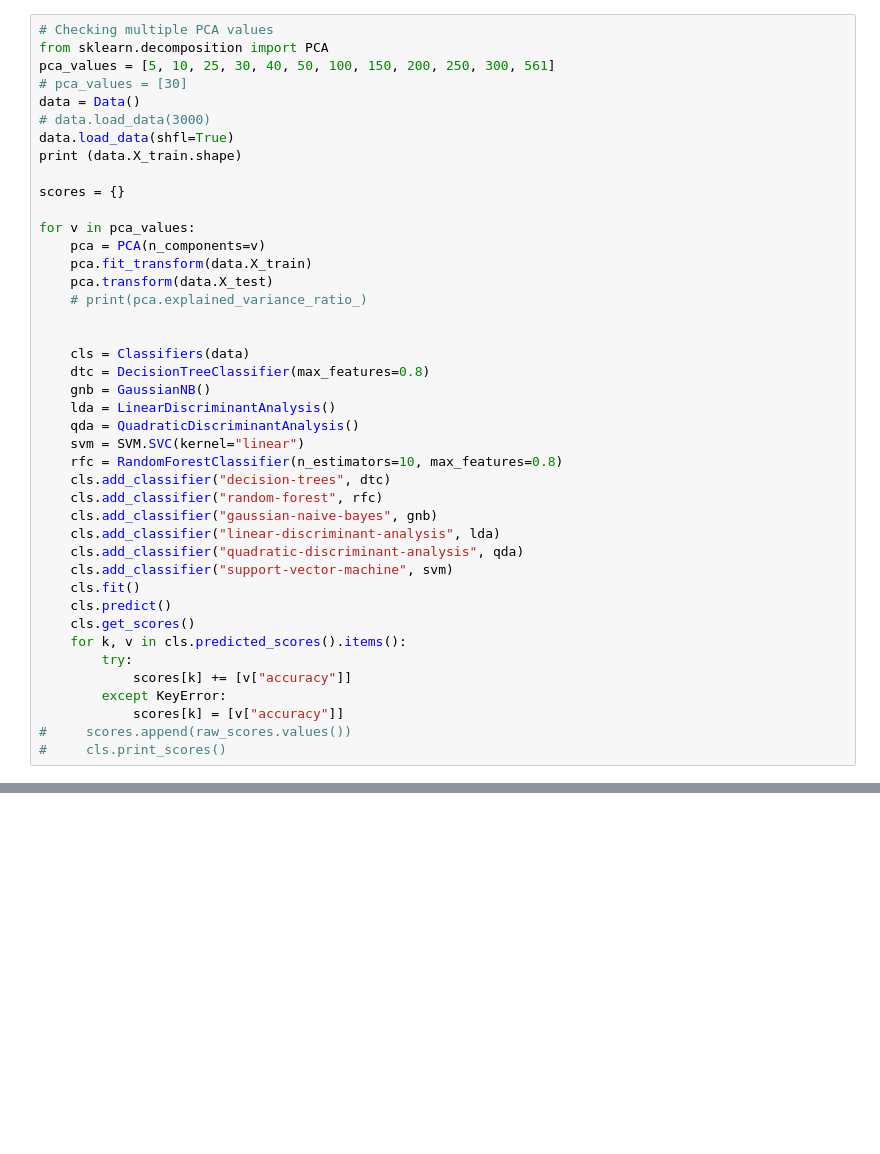
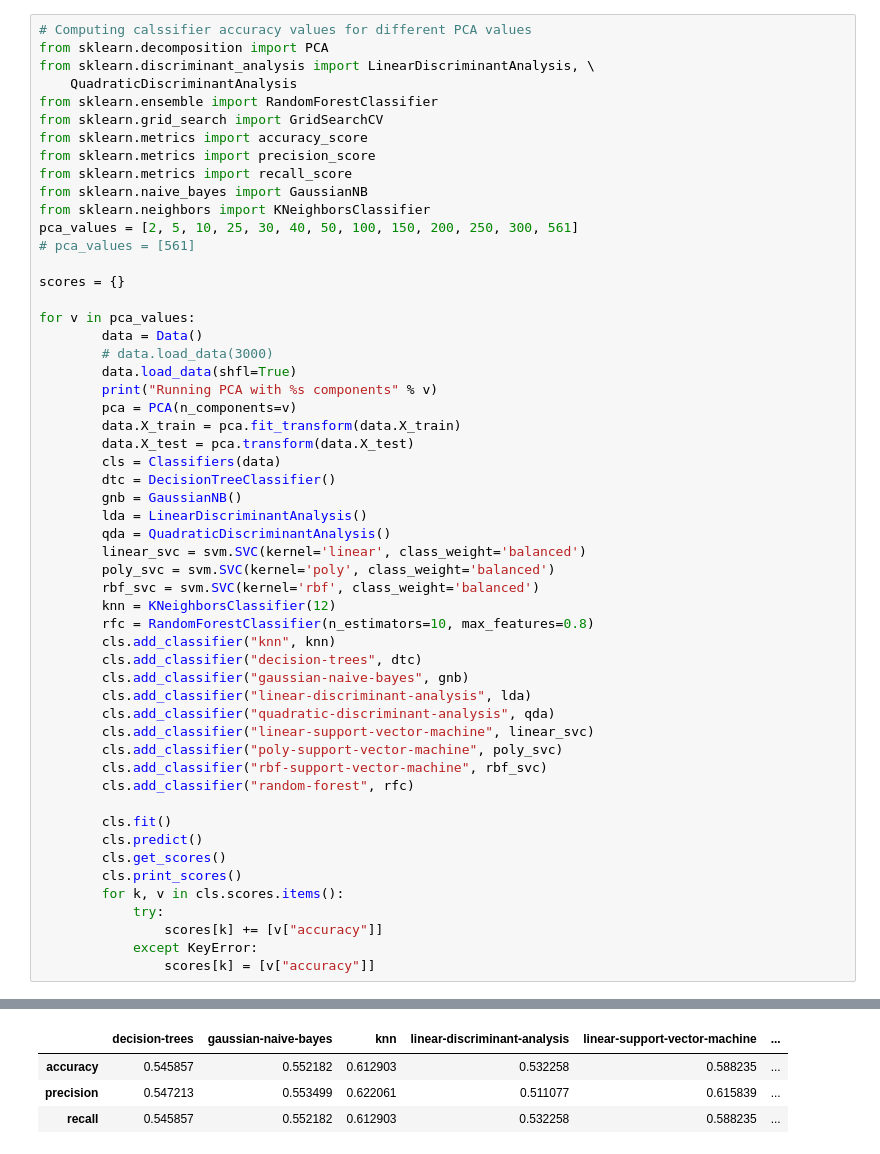
Before and after one commit to bhanupratapjain/human-activity-recognition, a Jupyter notebook: src/hac.ipynb, the cells around one changed output, grey strips where cells are left out. Saved outputs shown, nothing was run; the diff lists cells and outputs as text; blank space fills up the shorter version.

```diff
--- a/src/hac.ipynb
+++ b/src/hac.ipynb
@@ -97,43 +156,55 @@ data.X_train.shape
 # %%
-# Checking multiple PCA values
+# Computing calssifier accuracy values for different PCA values
 from sklearn.decomposition import PCA
-pca_values = [5, 10, 25, 30, 40, 50, 100, 150, 200, 250, 300, 561]
-# pca_values = [30]
-data = Data()
-# data.load_data(3000)
-data.load_data(shfl=True)
-print (data.X_train.shape)
+from sklearn.discriminant_analysis import LinearDiscriminantAnalysis, \
+    QuadraticDiscriminantAnalysis
+from sklearn.ensemble import RandomForestClassifier
+from sklearn.grid_search import GridSearchCV
+from sklearn.metrics import accuracy_score
+from sklearn.metrics import precision_score
+from sklearn.metrics import recall_score
+from sklearn.naive_bayes import GaussianNB
+from sklearn.neighbors import KNeighborsClassifier
+pca_values = [2, 5, 10, 25, 30, 40, 50, 100, 150, 200, 250, 300, 561]
+# pca_values = [561]
 
 scores = {}
 
 for v in pca_values:
-    pca = PCA(n_components=v)
-    pca.fit_transform(data.X_train)
-    pca.transform(data.X_test)
-    # print(pca.explained_variance_ratio_)
+        data = Data()
+        # data.load_data(3000)
+        data.load_data(shfl=True)
+        print("Running PCA with %s components" % v)
+        pca = PCA(n_components=v)
+        data.X_train = pca.fit_transform(data.X_train)
+        data.X_test = pca.transform(data.X_test)
+        cls = Classifiers(data)
+        dtc = DecisionTreeClassifier()
+        gnb = GaussianNB()
+        lda = LinearDiscriminantAnalysis()
+        qda = QuadraticDiscriminantAnalysis()
+        linear_svc = svm.SVC(kernel='linear', class_weight='balanced')
+        poly_svc = svm.SVC(kernel='poly', class_weight='balanced')
+        rbf_svc = svm.SVC(kernel='rbf', class_weight='balanced')
+        knn = KNeighborsClassifier(12)
+        rfc = RandomForestClassifier(n_estimators=10, max_features=0.8)
+        cls.add_classifier("knn", knn)
+        cls.add_classifier("decision-trees", dtc)
+        cls.add_classifier("gaussian-naive-bayes", gnb)
+        cls.add_classifier("linear-discriminant-analysis", lda)
+        cls.add_classifier("quadratic-discriminant-analysis", qda)
+        cls.add_classifier("linear-support-vector-machine", linear_svc)
+        cls.add_classifier("poly-support-vector-machine", poly_svc)
+        cls.add_classifier("rbf-support-vector-machine", rbf_svc)
+        cls.add_classifier("random-forest", rfc)
 
-
-    cls = Classifiers(data)
-    dtc = DecisionTreeClassifier(max_features=0.8)
-    gnb = GaussianNB()
-    lda = LinearDiscriminantAnalysis()
-    qda = QuadraticDiscriminantAnalysis()
-    svm = SVM.SVC(kernel="linear")
-    rfc = RandomForestClassifier(n_estimators=10, max_features=0.8)
-    cls.add_classifier("decision-trees", dtc)
-    cls.add_classifier("random-forest", rfc)
-    cls.add_classifier("gaussian-naive-bayes", gnb)
-    cls.add_classifier("linear-discriminant-analysis", lda)
-    cls.add_classifier("quadratic-discriminant-analysis", qda)
-    cls.add_classifier("support-vector-machine", svm)
-    cls.fit()
-    cls.predict()
-    cls.get_scores()
-    for k, v in cls.predicted_scores().items():
-        try:
-            scores[k] += [v["accuracy"]]
-        except KeyError:
-            scores[k] = [v["accuracy"]]
-#     scores.append(raw_scores.values())
-#     cls.print_scores()
+        cls.fit()
+        cls.predict()
+        cls.get_scores()
+        cls.print_scores()
+        for k, v in cls.scores.items():
+            try:
+                scores[k] += [v["accuracy"]]
+            except KeyError:
+                scores[k] = [v["accuracy"]]
 # %% [output]
@@ -140,0 +221,4 @@ for v in pca_values:
+|  | decision-trees | gaussian-naive-bayes | knn | linear-discriminant-analysis | linear-support-vector-machine | ... |
+| accuracy | 0.545857 | 0.552182 | 0.612903 | 0.532258 | 0.588235 | ... |
+| precision | 0.547213 | 0.553499 | 0.622061 | 0.511077 | 0.615839 | ... |
+| recall | 0.545857 | 0.552182 | 0.612903 | 0.532258 | 0.588235 | ... |
```
Also changed, not shown: parts of 25 cells of this notebook.
